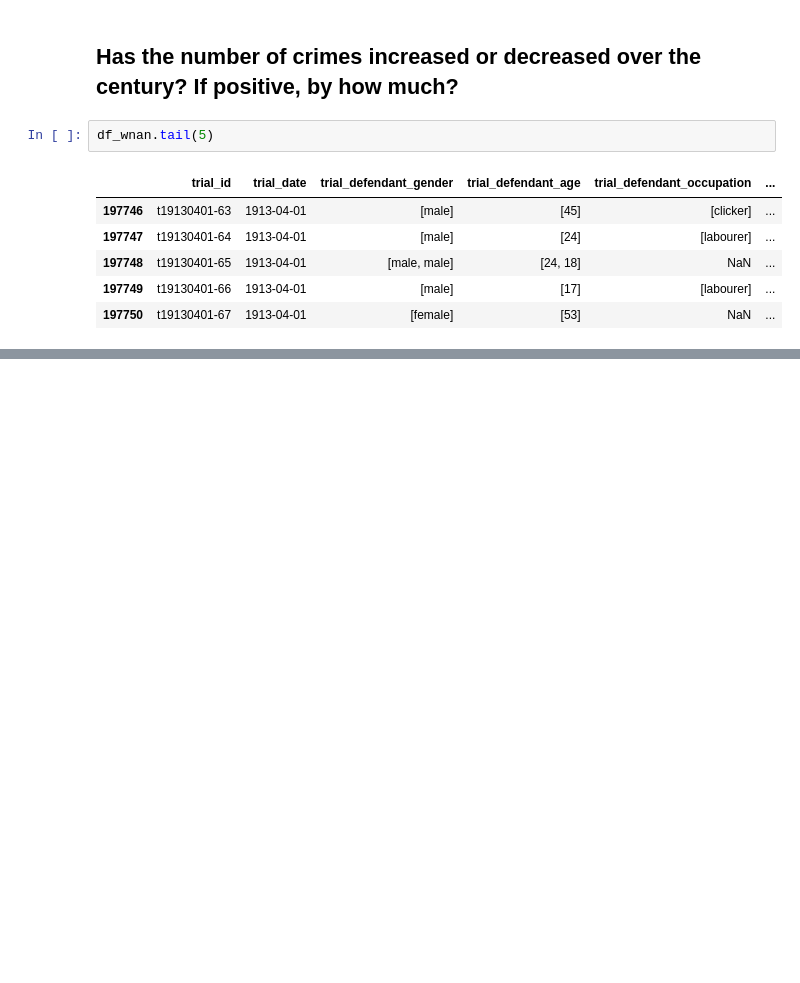
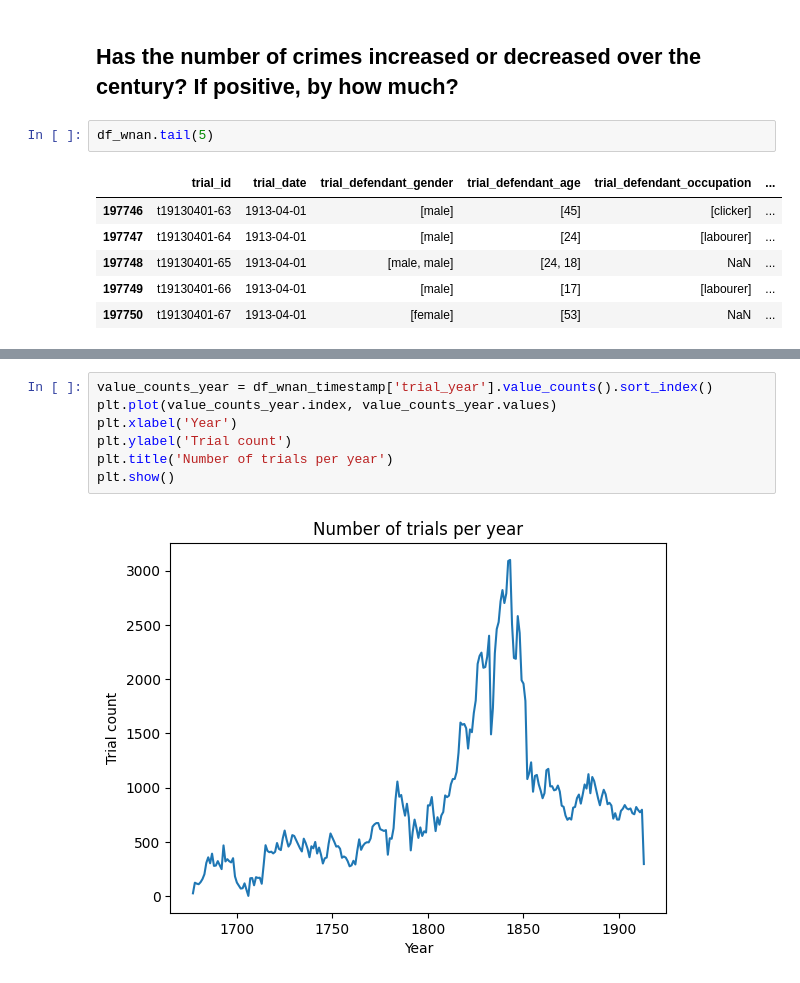
Before and after one commit to isabelabuzzo/Old-Bailey-Trails-Analysis, a Jupyter notebook: 1_Intro.ipynb, the cells around one changed output, grey strips where cells are left out. Saved outputs shown, nothing was run; the diff lists cells and outputs as text; blank space fills up the shorter version.

```diff
--- a/1_Intro.ipynb
+++ b/1_Intro.ipynb
@@ -332,0 +241,9 @@ plt.show()
+# %%
+value_counts_year = df_wnan_timestamp['trial_year'].value_counts().sort_index()
+plt.plot(value_counts_year.index, value_counts_year.values)
+plt.xlabel('Year')
+plt.ylabel('Trial count')
+plt.title('Number of trials per year')
+plt.show()
+# %% [output]
+[figure, added]
```
Also changed, not shown: parts of 61 cells of this notebook, 1 other file.
